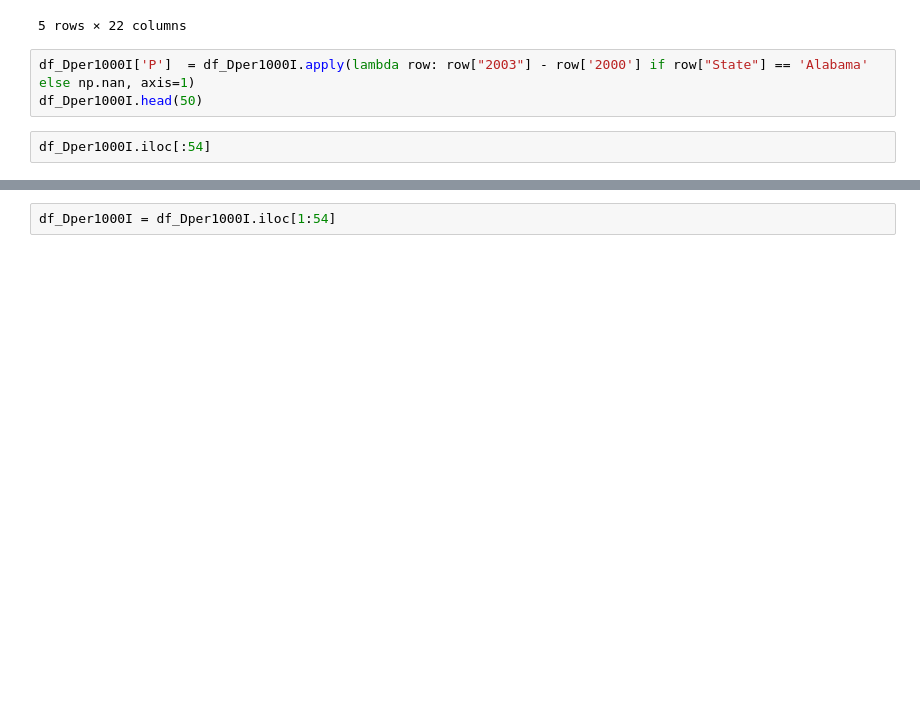
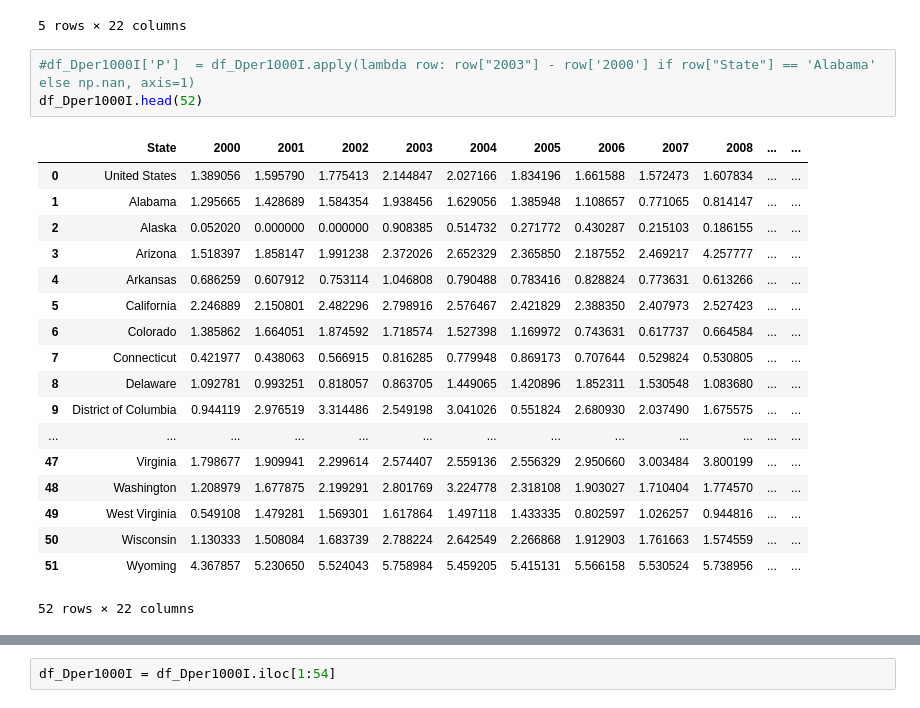
Before and after one commit to mulukenm/python-from-scratch, a Jupyter notebook: 02-Pandas.ipynb, the cells around one changed output, grey strips where cells are left out. Saved outputs shown, nothing was run; the diff lists cells and outputs as text; blank space fills up the shorter version.

```diff
--- a/02-Pandas.ipynb
+++ b/02-Pandas.ipynb
@@ -242,7 +242,24 @@ df_Dper1000I.head()
 | 4 | Arkansas | 0.686259 | 0.607912 | 0.753114 | 1.046808 | 0.790488 | 0.783416 | 0.828824 | 0.773631 | 0.613266 | ... | ... |
 5 rows × 22 columns
 # %%
-df_Dper1000I['P']  = df_Dper1000I.apply(lambda row: row["2003"] - row['2000'] if row["State"] == 'Alabama' else np.nan, axis=1)
-df_Dper1000I.head(50)
+#df_Dper1000I['P']  = df_Dper1000I.apply(lambda row: row["2003"] - row['2000'] if row["State"] == 'Alabama' else np.nan, axis=1)
+df_Dper1000I.head(52)
+# %% [output]
+|  | State | 2000 | 2001 | 2002 | 2003 | 2004 | 2005 | 2006 | 2007 | 2008 | ... | ... |
+| 0 | United States | 1.389056 | 1.595790 | 1.775413 | 2.144847 | 2.027166 | 1.834196 | 1.661588 | 1.572473 | 1.607834 | ... | ... |
+| 1 | Alabama | 1.295665 | 1.428689 | 1.584354 | 1.938456 | 1.629056 | 1.385948 | 1.108657 | 0.771065 | 0.814147 | ... | ... |
+| 2 | Alaska | 0.052020 | 0.000000 | 0.000000 | 0.908385 | 0.514732 | 0.271772 | 0.430287 | 0.215103 | 0.186155 | ... | ... |
+| 3 | Arizona | 1.518397 | 1.858147 | 1.991238 | 2.372026 | 2.652329 | 2.365850 | 2.187552 | 2.469217 | 4.257777 | ... | ... |
+| 4 | Arkansas | 0.686259 | 0.607912 | 0.753114 | 1.046808 | 0.790488 | 0.783416 | 0.828824 | 0.773631 | 0.613266 | ... | ... |
+| 5 | California | 2.246889 | 2.150801 | 2.482296 | 2.798916 | 2.576467 | 2.421829 | 2.388350 | 2.407973 | 2.527423 | ... | ... |
+| 6 | Colorado | 1.385862 | 1.664051 | 1.874592 | 1.718574 | 1.527398 | 1.169972 | 0.743631 | 0.617737 | 0.664584 | ... | ... |
+| 7 | Connecticut | 0.421977 | 0.438063 | 0.566915 | 0.816285 | 0.779948 | 0.869173 | 0.707644 | 0.529824 | 0.530805 | ... | ... |
+| 8 | Delaware | 1.092781 | 0.993251 | 0.818057 | 0.863705 | 1.449065 | 1.420896 | 1.852311 | 1.530548 | 1.083680 | ... | ... |
+| 9 | District of Columbia | 0.944119 | 2.976519 | 3.314486 | 2.549198 | 3.041026 | 0.551824 | 2.680930 | 2.037490 | 1.675575 | ... | ... |
+| ... | ... | ... | ... | ... | ... | ... | ... | ... | ... | ... | ... | ... |
+| 47 | Virginia | 1.798677 | 1.909941 | 2.299614 | 2.574407 | 2.559136 | 2.556329 | 2.950660 | 3.003484 | 3.800199 | ... | ... |
+| 48 | Washington | 1.208979 | 1.677875 | 2.199291 | 2.801769 | 3.224778 | 2.318108 | 1.903027 | 1.710404 | 1.774570 | ... | ... |
+| 49 | West Virginia | 0.549108 | 1.479281 | 1.569301 | 1.617864 | 1.497118 | 1.433335 | 0.802597 | 1.026257 | 0.944816 | ... | ... |
+| 50 | Wisconsin | 1.130333 | 1.508084 | 1.683739 | 2.788224 | 2.642549 | 2.266868 | 1.912903 | 1.761663 | 1.574559 | ... | ... |
+| 51 | Wyoming | 4.367857 | 5.230650 | 5.524043 | 5.758984 | 5.459205 | 5.415131 | 5.566158 | 5.530524 | 5.738956 | ... | ... |
+52 rows × 22 columns
-# %%
-df_Dper1000I.iloc[:54]
```
Also changed, not shown: parts of 21 cells of this notebook, 2 other files.
